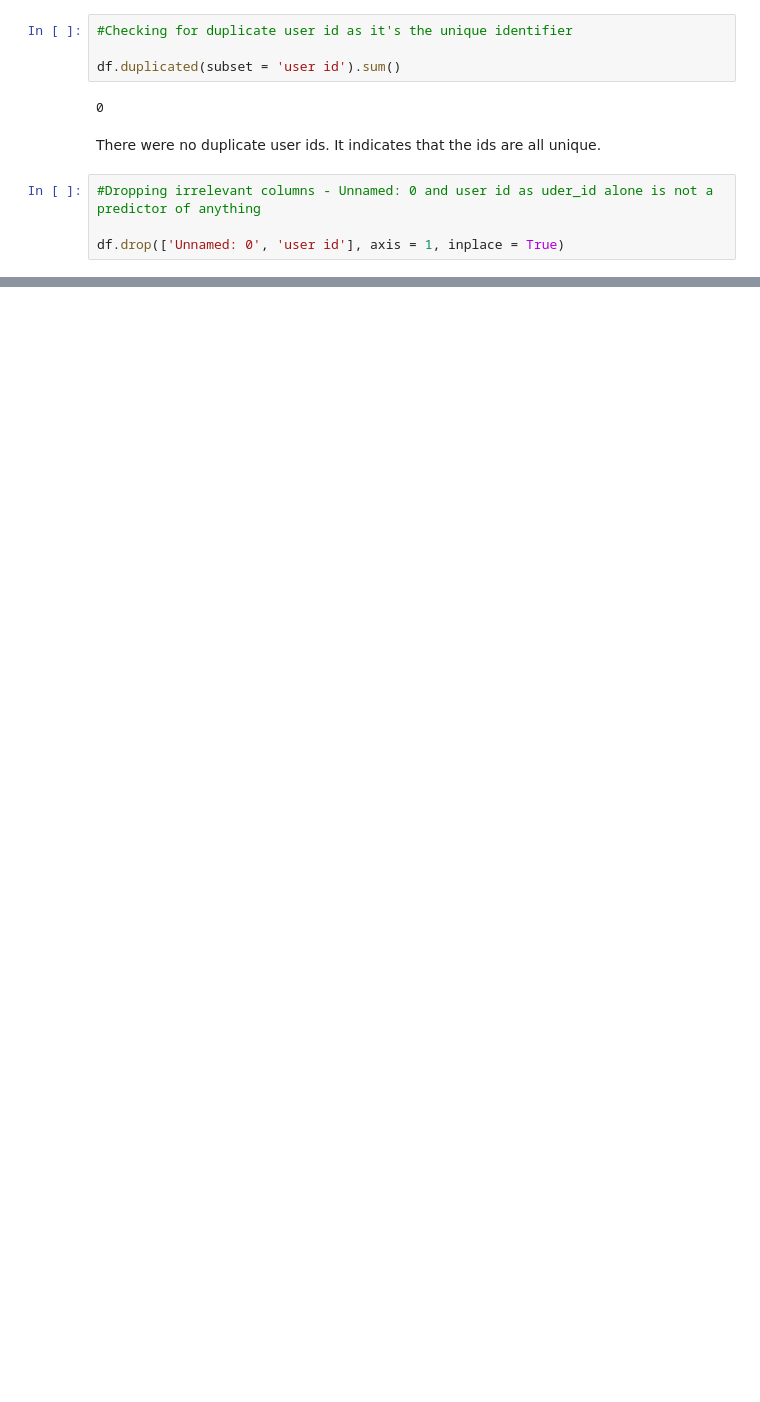
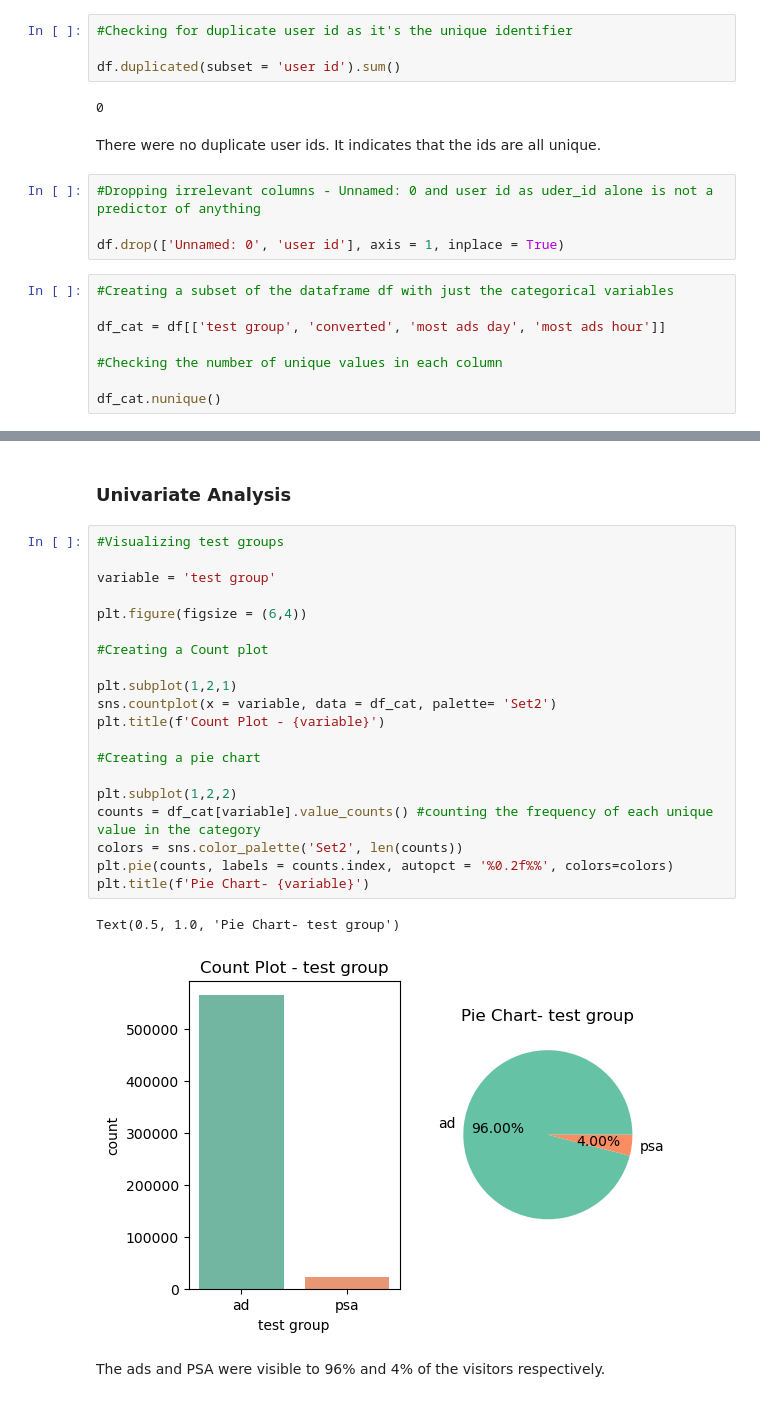
Before and after one commit to Eva088/A-B-Testing, a Jupyter notebook: Marketing.ipynb, the cells around one changed output, grey strips where cells are left out. Saved outputs shown, nothing was run; the diff lists cells and outputs as text; blank space fills up the shorter version.

Commit message:
Creating Count Plot and Pie Chart for visualizing 'test group'

```diff
--- a/Marketing.ipynb
+++ b/Marketing.ipynb
@@ -52,3 +55,11 @@ There were no duplicate user ids. It indicates that the ids are all unique.
 #Dropping irrelevant columns - Unnamed: 0 and user id as uder_id alone is not a predictor of anything
 
 df.drop(['Unnamed: 0', 'user id'], axis = 1, inplace = True)
+# %%
+#Creating a subset of the dataframe df with just the categorical variables
+
+df_cat = df[['test group', 'converted', 'most ads day', 'most ads hour']]
+
+#Checking the number of unique values in each column
+
+df_cat.nunique()
@@ -54,0 +82,27 @@ df.drop(['Unnamed: 0', 'user id'], axis = 1, inplace = True)
+# %% [markdown]
+### Univariate Analysis
+# %%
+#Visualizing test groups
+
+variable = 'test group'
+
+plt.figure(figsize = (6,4))
+
+#Creating a Count plot
+
+plt.subplot(1,2,1)
+sns.countplot(x = variable, data = df_cat, palette= 'Set2')
+plt.title(f'Count Plot - {variable}')
+
+#Creating a pie chart
+
+plt.subplot(1,2,2)
+counts = df_cat[variable].value_counts() #counting the frequency of each unique value in the category
+colors = sns.color_palette('Set2', len(counts))
+plt.pie(counts, labels = counts.index, autopct = '%0.2f%%', colors=colors)
+plt.title(f'Pie Chart- {variable}')
+# %% [output]
+Text(0.5, 1.0, 'Pie Chart- test group')
+[figure, added]
+# %% [markdown]
+The ads and PSA were visible to 96% and 4% of the visitors respectively.
```
Also changed, not shown: parts of 8 cells of this notebook.
